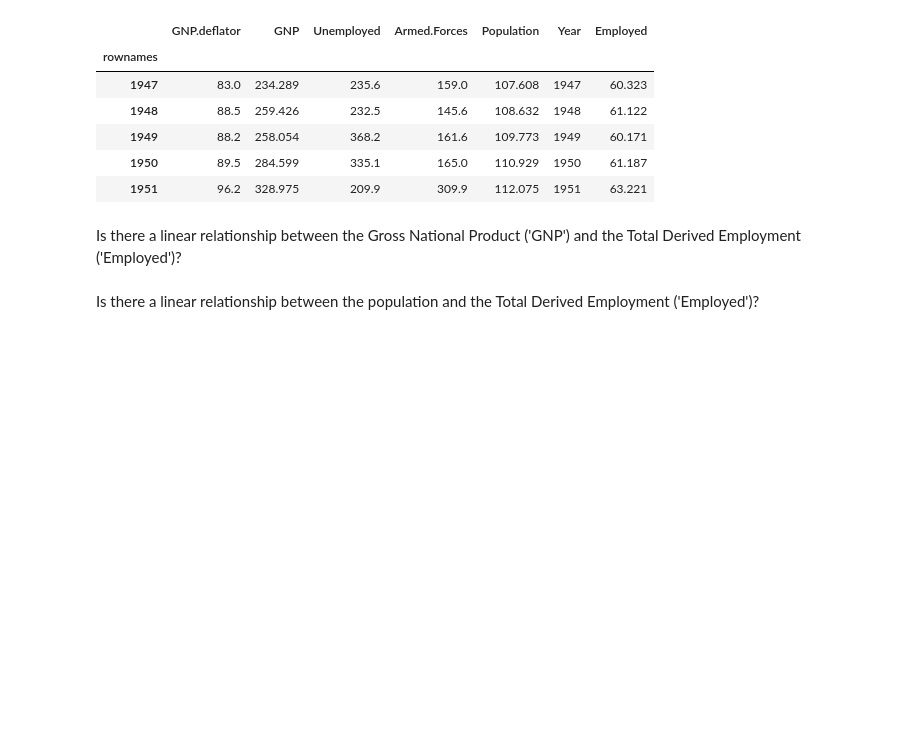
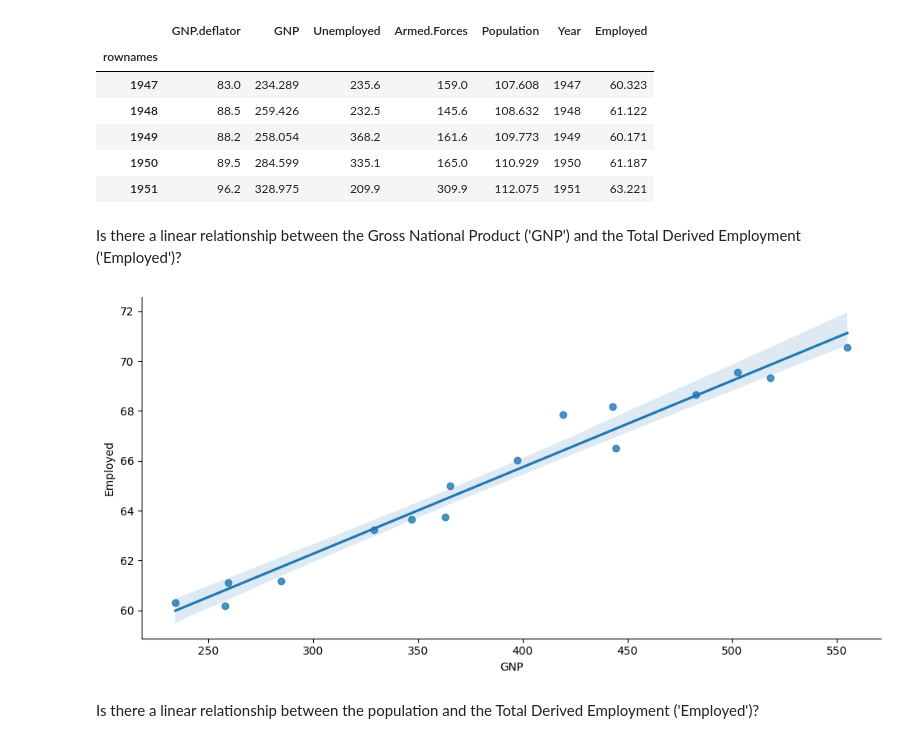
Before and after one commit to chandlershortlidge/lab-dsai-regression-exercises, a Jupyter notebook: your-code/main.ipynb, the cells around one changed output. Saved outputs shown, nothing was run; the diff lists cells and outputs as text; code cells hidden in the pictures; blank space fills up the shorter version.

```diff
--- a/your-code/main.ipynb
+++ b/your-code/main.ipynb
@@ -529,2 +527,8 @@ Is there a linear relationship between the Gross National Product ('GNP') and th
+# %%
+sns.lmplot(x="GNP", y="Employed", data=df, aspect=2, order=1);
+
+# yes, the relationship is linear
+# %% [output]
+[figure, added]
 # %% [markdown]
 Is there a linear relationship between the population and the Total Derived Employment ('Employed')?
```
Also changed, not shown: parts of 7 cells of this notebook.
